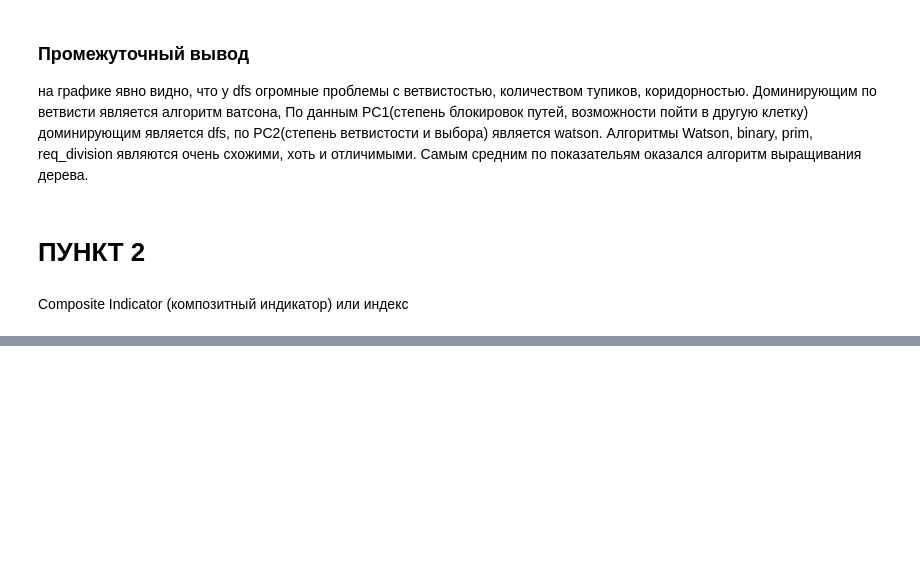
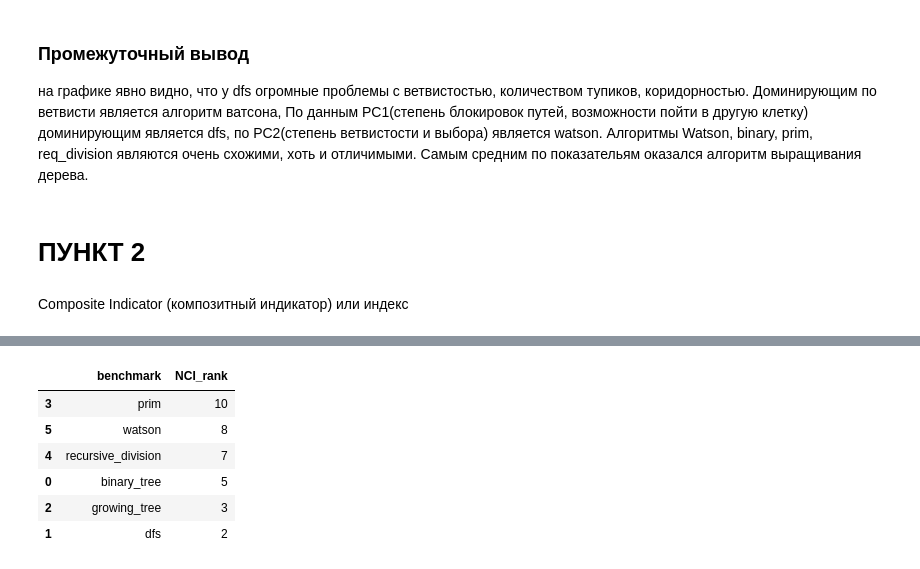
Before and after one commit to MIvi-test/labirit, a Jupyter notebook: analisys/statiscic.ipynb, the cells around one changed output, grey strips where cells are left out. Drawn from its saved outputs; the diff is of its cells as text; code cells hidden in the pictures; blank space fills up the shorter version.

```diff
--- a/analisys/statiscic.ipynb
+++ b/analisys/statiscic.ipynb
@@ -167,0 +232,33 @@ Composite Indicator (композитный индикатор) или инде
+# %%
+def create_index(df: pd.DataFrame) -> pd.DataFrame:
+    df['index'] = df.sum(axis=1) / df.shape[1]
+    return df
+# %%
+df_zscore = create_index(df_zscore)
+# %%
+def create_NCI_rank(new_df: pd.DataFrame) -> pd.DataFrame:
+    new_df['benchmark'] = df['benchmark'].values
+    median_new_df = new_df.groupby(
+        'benchmark')['index'].median().reset_index()
+    median_new_df.rename(columns={'index': 'median_index'}, inplace=True)
+    median_new_df['NCI_rank'] = (rankdata(median_new_df['median_index'],
+                                        method='average')
+                                 / len(median_new_df)) \
+                                        * 10
+    median_new_df.sort_values('NCI_rank', inplace=True,ascending=False)
+    median_new_df.drop(columns=['median_index'], inplace=True)
+    median_new_df['NCI_rank'] = median_new_df['NCI_rank'].transform(func=round)
+    return median_new_df
+
+
+nci_df_zscore = create_NCI_rank(df_zscore)
+# %%
+nci_df_zscore
+# %% [output]
+|  | benchmark | NCI_rank |
+| 3 | prim | 10 |
+| 5 | watson | 8 |
+| 4 | recursive_division | 7 |
+| 0 | binary_tree | 5 |
+| 2 | growing_tree | 3 |
+| 1 | dfs | 2 |
```
Also changed, not shown: parts of 10 cells of this notebook, 1 other file.
